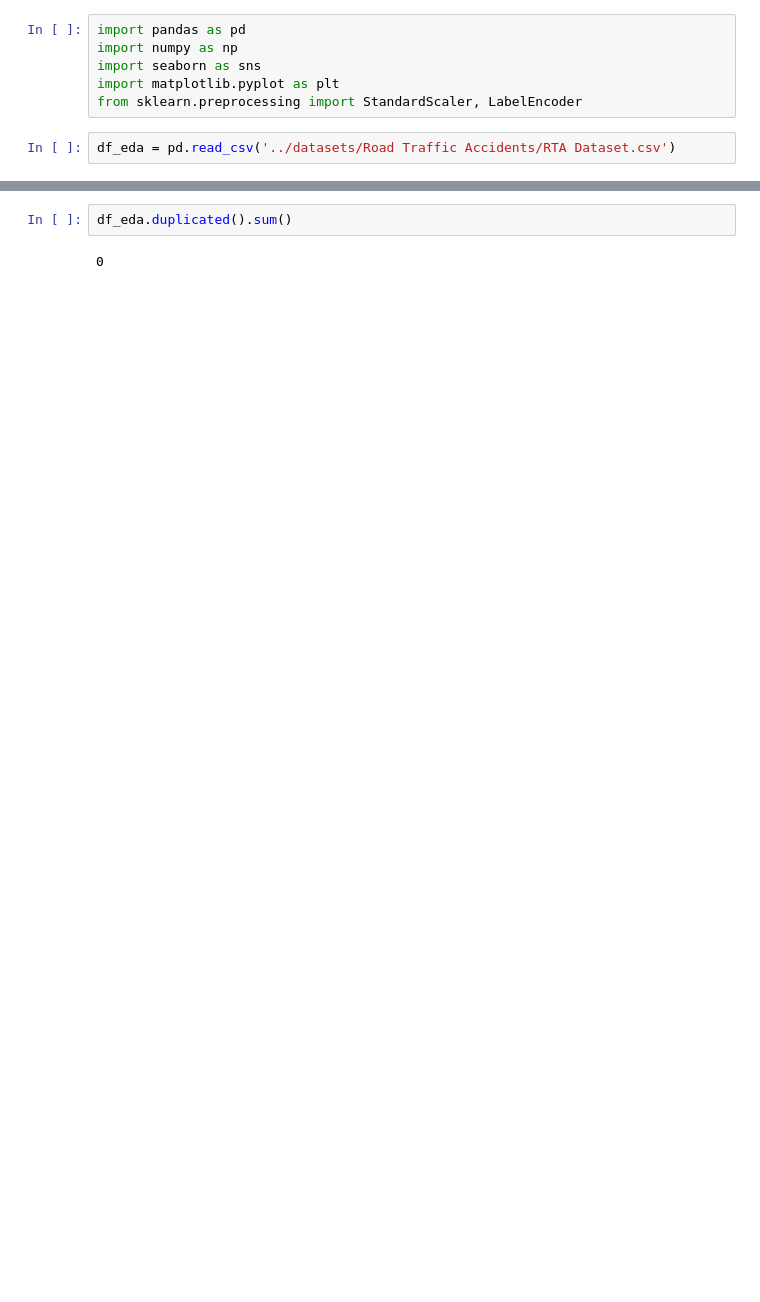
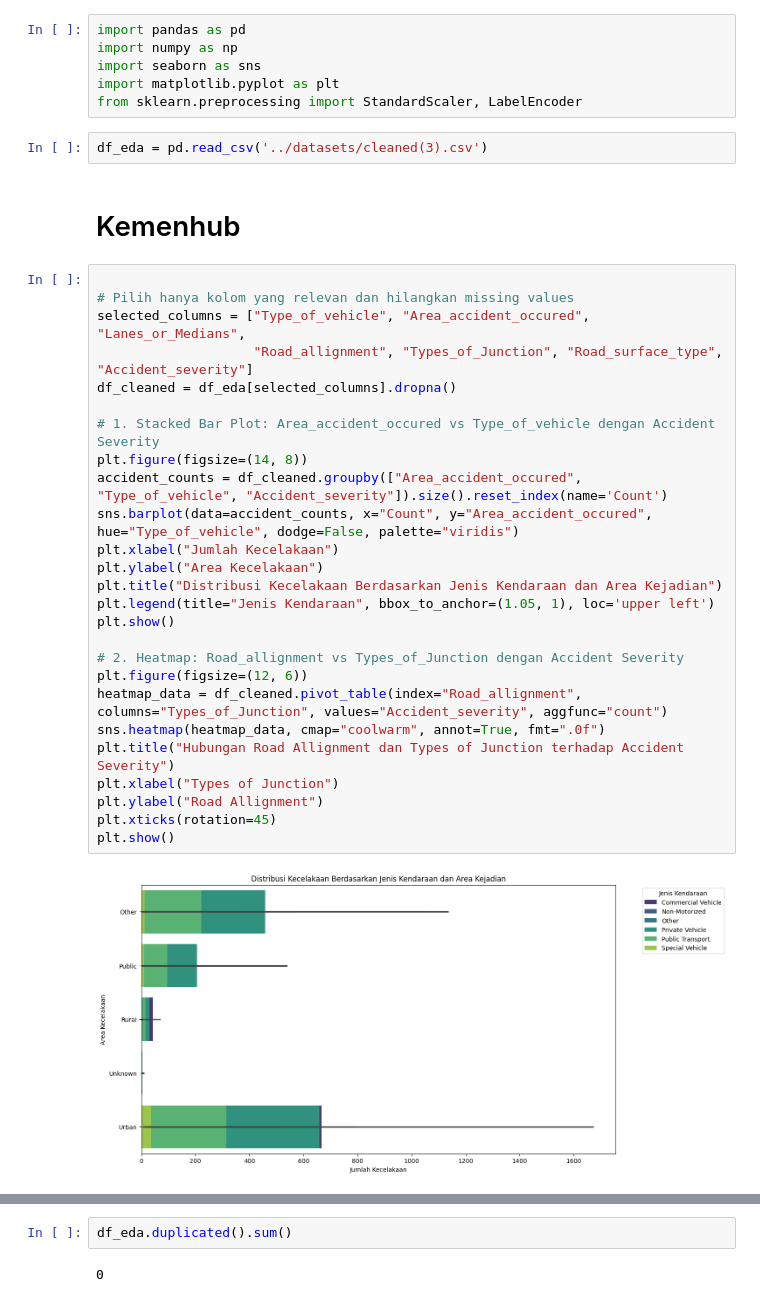
Before and after one commit to ahmadnafi30/3-AhmadNafiMubarok_OrieAbyanMaulana, a Jupyter notebook: code/eda.ipynb, the cells around one changed output, grey strips where cells are left out. Saved outputs shown, nothing was run; the diff lists cells and outputs as text; blank space fills up the shorter version.

```diff
--- a/code/eda.ipynb
+++ b/code/eda.ipynb
@@ -5,4 +5,34 @@ import seaborn as sns
 import matplotlib.pyplot as plt
 from sklearn.preprocessing import StandardScaler, LabelEncoder
 # %%
-df_eda = pd.read_csv('../datasets/Road Traffic Accidents/RTA Dataset.csv')
+df_eda = pd.read_csv('../datasets/cleaned(3).csv')
+# %% [markdown]
+# Kemenhub
+# %%
+
+# Pilih hanya kolom yang relevan dan hilangkan missing values
+selected_columns = ["Type_of_vehicle", "Area_accident_occured", "Lanes_or_Medians",
+                    "Road_allignment", "Types_of_Junction", "Road_surface_type", "Accident_severity"]
+df_cleaned = df_eda[selected_columns].dropna()
+
+# 1. Stacked Bar Plot: Area_accident_occured vs Type_of_vehicle dengan Accident Severity
+plt.figure(figsize=(14, 8))
+accident_counts = df_cleaned.groupby(["Area_accident_occured", "Type_of_vehicle", "Accident_severity"]).size().reset_index(name='Count')
+sns.barplot(data=accident_counts, x="Count", y="Area_accident_occured", hue="Type_of_vehicle", dodge=False, palette="viridis")
+plt.xlabel("Jumlah Kecelakaan")
+plt.ylabel("Area Kecelakaan")
+plt.title("Distribusi Kecelakaan Berdasarkan Jenis Kendaraan dan Area Kejadian")
+plt.legend(title="Jenis Kendaraan", bbox_to_anchor=(1.05, 1), loc='upper left')
+plt.show()
+
+# 2. Heatmap: Road_allignment vs Types_of_Junction dengan Accident Severity
+plt.figure(figsize=(12, 6))
+heatmap_data = df_cleaned.pivot_table(index="Road_allignment", columns="Types_of_Junction", values="Accident_severity", aggfunc="count")
+sns.heatmap(heatmap_data, cmap="coolwarm", annot=True, fmt=".0f")
+plt.title("Hubungan Road Allignment dan Types of Junction terhadap Accident Severity")
+plt.xlabel("Types of Junction")
+plt.ylabel("Road Allignment")
+plt.xticks(rotation=45)
+plt.show()
+# %% [output]
+[figure, added]
```
Also changed, not shown: parts of 8 cells of this notebook, 7 other files.
